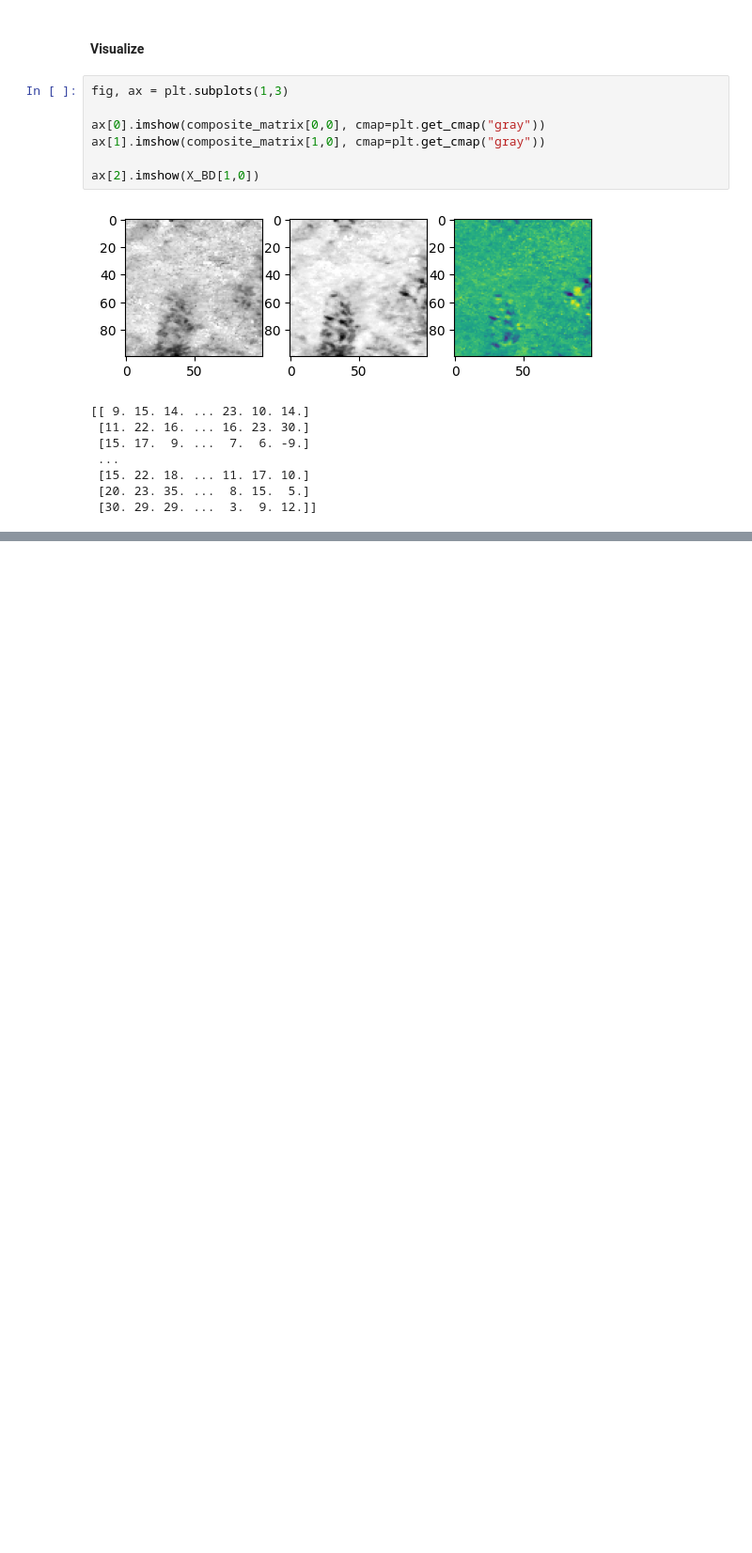
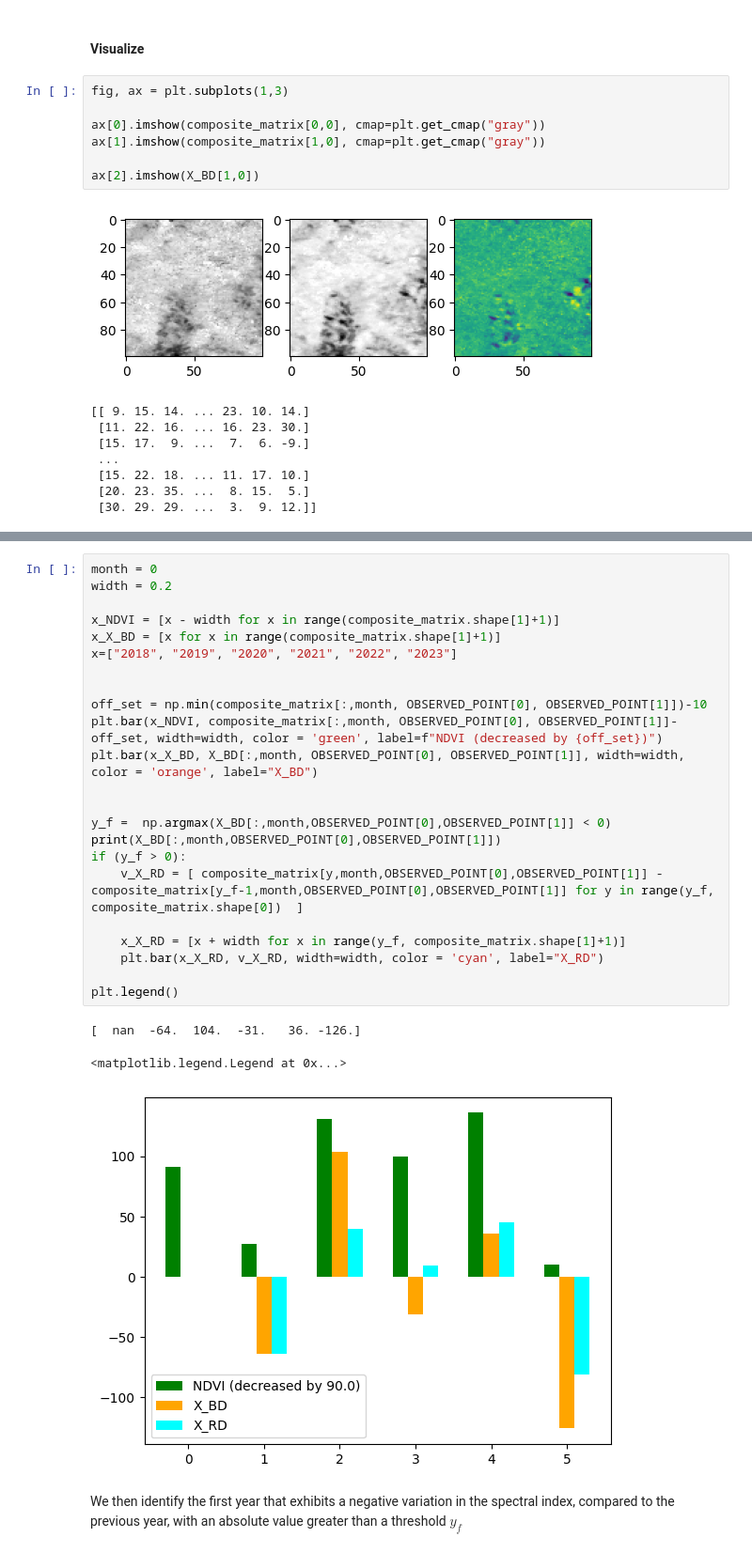
Before and after one commit to MartinKulic/RemoteSensing, a Jupyter notebook: Analysis/InterAnnual_Analysis.ipynb, the cells around one changed output, grey strips where cells are left out. Shown at 94% size. Saved outputs shown, nothing was run; the diff lists cells and outputs as text; blank space fills up the shorter version.

```diff
--- a/Analysis/InterAnnual_Analysis.ipynb
+++ b/Analysis/InterAnnual_Analysis.ipynb
@@ -121,0 +133,29 @@ plt.show()
+# %%
+month = 0
+width = 0.2
+
+x_NDVI = [x - width for x in range(composite_matrix.shape[1]+1)]
+x_X_BD = [x for x in range(composite_matrix.shape[1]+1)]
+x=["2018", "2019", "2020", "2021", "2022", "2023"]
+
+
+off_set = np.min(composite_matrix[:,month, OBSERVED_POINT[0], OBSERVED_POINT[1]])-10
+plt.bar(x_NDVI, composite_matrix[:,month, OBSERVED_POINT[0], OBSERVED_POINT[1]]-off_set, width=width, color = 'green', label=f"NDVI (decreased by {off_set})")
+plt.bar(x_X_BD, X_BD[:,month, OBSERVED_POINT[0], OBSERVED_POINT[1]], width=width, color = 'orange', label="X_BD")
+
+
+y_f =  np.argmax(X_BD[:,month,OBSERVED_POINT[0],OBSERVED_POINT[1]] < 0)
+print(X_BD[:,month,OBSERVED_POINT[0],OBSERVED_POINT[1]])
+if (y_f > 0):
+    v_X_RD = [ composite_matrix[y,month,OBSERVED_POINT[0],OBSERVED_POINT[1]] - composite_matrix[y_f-1,month,OBSERVED_POINT[0],OBSERVED_POINT[1]] for y in range(y_f, composite_matrix.shape[0])  ]
+
+    x_X_RD = [x + width for x in range(y_f, composite_matrix.shape[1]+1)]
+    plt.bar(x_X_RD, v_X_RD, width=width, color = 'cyan', label="X_RD")
+
+plt.legend()
+# %% [output]
+[  nan  -64.  104.  -31.   36. -126.]
+<matplotlib.legend.Legend at 0x...>
+[figure, added]
+# %% [markdown]
+We then identify the first year that exhibits a negative variation in the spectral index, compared to the previous year, with an absolute value greater than a threshold $ y_f $
```
Also changed, not shown: parts of 12 cells of this notebook.
